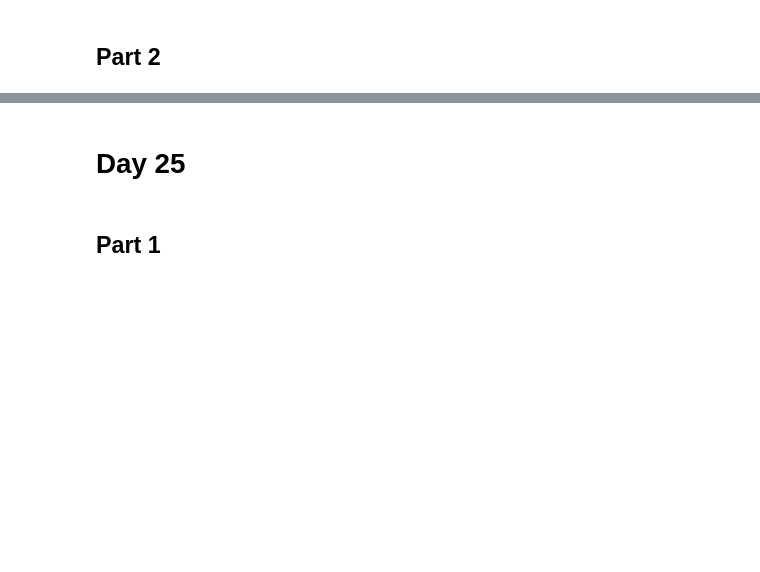
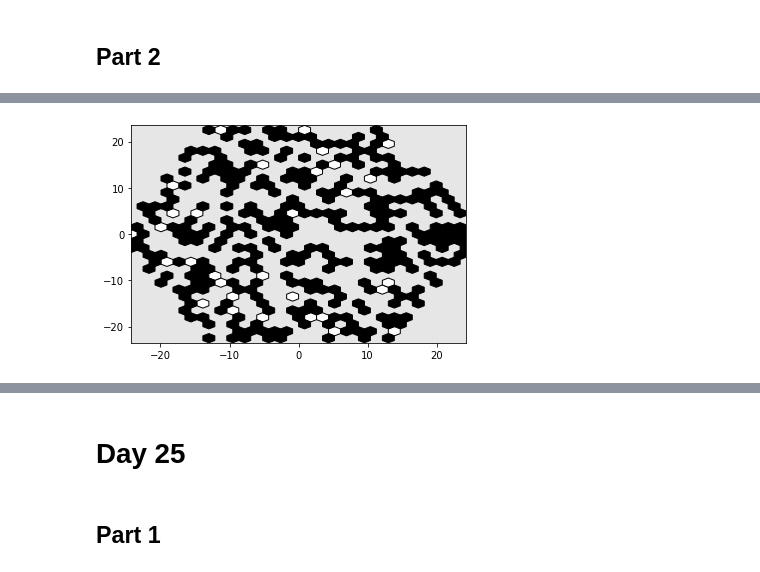
Before and after one commit to eteq/adventofcode, a Jupyter notebook: 2020/2020_part4.ipynb, the cells around one changed output, grey strips where cells are left out. Cells and saved outputs as stored; diff of their text form; code cells hidden in the pictures; blank space fills up the shorter version.

```diff
--- a/2020/2020_part4.ipynb
+++ b/2020/2020_part4.ipynb
@@ -15,0 +176,30 @@ with open('input24') as f:
+# %%
+
+
+def make_polygon_grid(black_tiles, r=1):
+    iss = []
+    js = []
+    for (i,j), black in black_tiles.items():
+        if black:
+            iss.append(i)
+            js.append(j)
+    imi = min(iss)
+    imx = max(iss)
+    jmi = min(js)
+    jmx = max(js)
+
+    ax = plt.gca(facecolor=(.9,.9,.9))
+
+    for (i,j), black in black_tiles.items():
+        ax.add_patch(mpatches.RegularPolygon(idx_to_xy(i, j, r=r), 6, r, edgecolor='k', facecolor='k' if black else 'w'))
+
+    xmi, ymi = idx_to_xy(imi, jmi, r=r)
+    xmx, ymx = idx_to_xy(imx, jmx, r=r)
+    plt.xlim((xmi-1)*3**0.5, (xmx+1)*3**0.5)
+    plt.ylim(ymi-1, ymx+1)
+
+    return ax
+
+make_polygon_grid(do_flips(input24));
+# %% [output]
+[figure, added]
```
Also changed, not shown: parts of 14 cells of this notebook.
